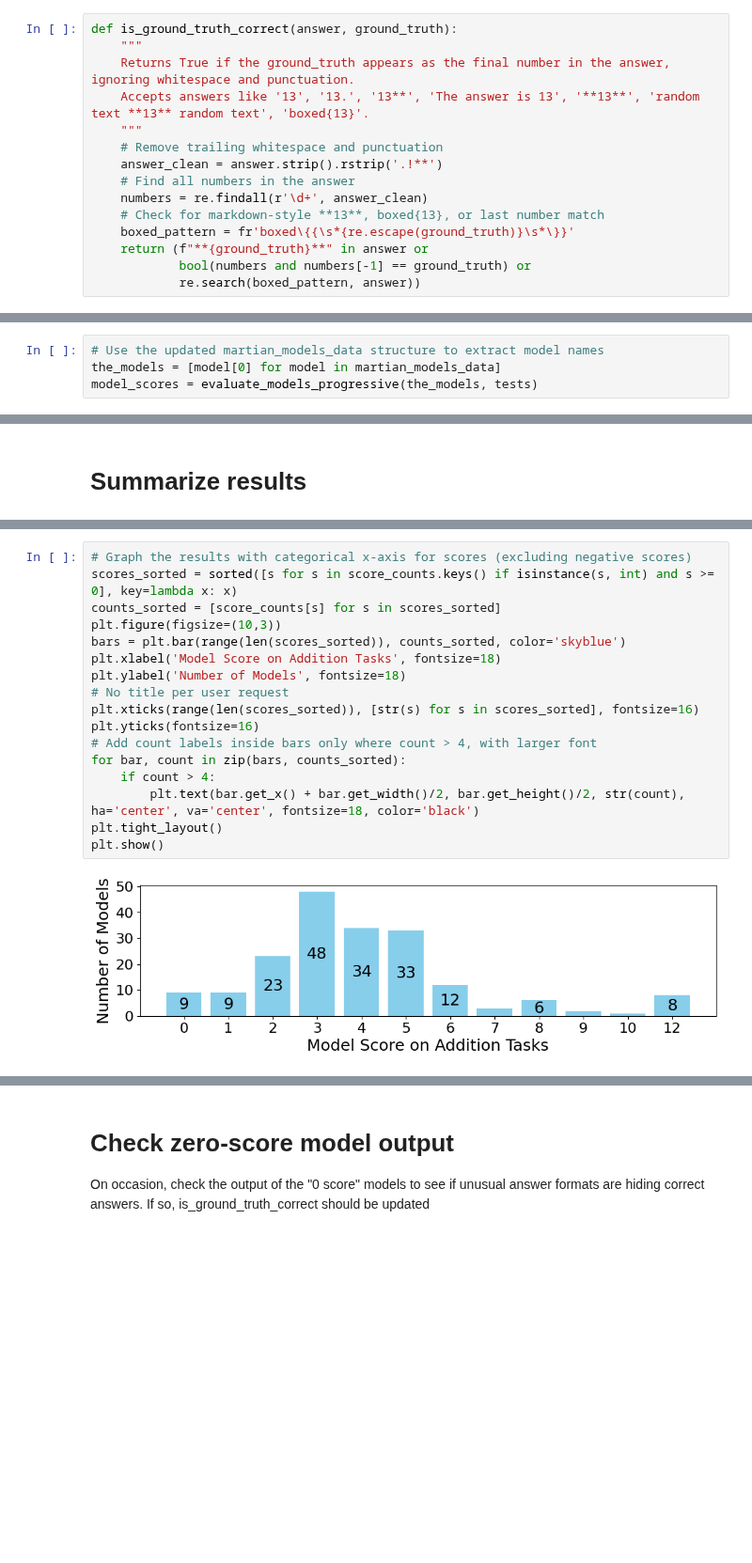
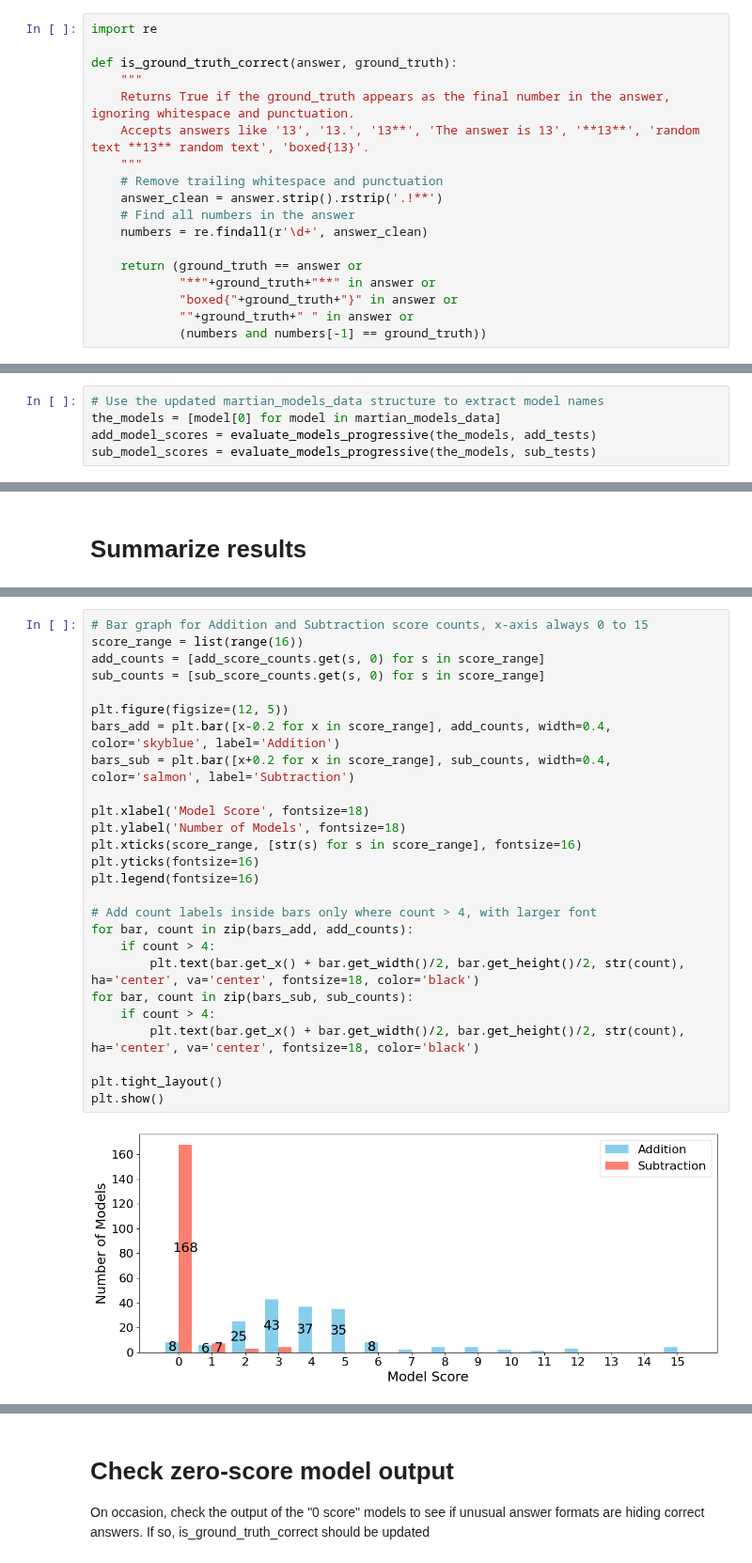
Before and after one commit to PhilipQuirke/quanta_maths, a Jupyter notebook: notebooks/QuantaMathsScan.ipynb, the cells around one changed output, grey strips where cells are left out. Shown at 94% size. Drawn from its saved outputs; the diff is of its cells as text; blank space fills up the shorter version.

Commit message:
Add sub tests

```diff
--- a/notebooks/QuantaMathsScan.ipynb
+++ b/notebooks/QuantaMathsScan.ipynb
@@ -23,4 +46,6 @@ tests = [
 # %%
+import re
+
 def is_ground_truth_correct(answer, ground_truth):
     """
     Returns True if the ground_truth appears as the final number in the answer, ignoring whitespace and punctuation.
@@ -30,8 +55,9 @@ def is_ground_truth_correct(answer, ground_truth):
     answer_clean = answer.strip().rstrip('.!**')
     # Find all numbers in the answer
     numbers = re.findall(r'\d+', answer_clean)
-    # Check for markdown-style **13**, boxed{13}, or last number match
-    boxed_pattern = fr'boxed\{{\s*{re.escape(ground_truth)}\s*\}}'
-    return (f"**{ground_truth}**" in answer or
-            bool(numbers and numbers[-1] == ground_truth) or
-            re.search(boxed_pattern, answer))
+
+    return (ground_truth == answer or
+            "**"+ground_truth+"**" in answer or
+            "boxed{"+ground_truth+"}" in answer or
+            ""+ground_truth+" " in answer or
+            (numbers and numbers[-1] == ground_truth))
@@ -498,5 +530,6 @@ def evaluate_models_progressive(the_models, tests, max_workers=8):
 # %%
 # Use the updated martian_models_data structure to extract model names
 the_models = [model[0] for model in martian_models_data]
-model_scores = evaluate_models_progressive(the_models, tests)
+add_model_scores = evaluate_models_progressive(the_models, add_tests)
+sub_model_scores = evaluate_models_progressive(the_models, sub_tests)
 # %% [output]
@@ -565,20 +606,29 @@ Percentage of non-negative models scoring 10 or more: 4.76%
 # %%
-# Graph the results with categorical x-axis for scores (excluding negative scores)
-scores_sorted = sorted([s for s in score_counts.keys() if isinstance(s, int) and s >= 0], key=lambda x: x)
-counts_sorted = [score_counts[s] for s in scores_sorted]
-plt.figure(figsize=(10,3))
-bars = plt.bar(range(len(scores_sorted)), counts_sorted, color='skyblue')
-plt.xlabel('Model Score on Addition Tasks', fontsize=18)
+# Bar graph for Addition and Subtraction score counts, x-axis always 0 to 15
+score_range = list(range(16))
+add_counts = [add_score_counts.get(s, 0) for s in score_range]
+sub_counts = [sub_score_counts.get(s, 0) for s in score_range]
+
+plt.figure(figsize=(12, 5))
+bars_add = plt.bar([x-0.2 for x in score_range], add_counts, width=0.4, color='skyblue', label='Addition')
+bars_sub = plt.bar([x+0.2 for x in score_range], sub_counts, width=0.4, color='salmon', label='Subtraction')
+
+plt.xlabel('Model Score', fontsize=18)
 plt.ylabel('Number of Models', fontsize=18)
-# No title per user request
-plt.xticks(range(len(scores_sorted)), [str(s) for s in scores_sorted], fontsize=16)
+plt.xticks(score_range, [str(s) for s in score_range], fontsize=16)
 plt.yticks(fontsize=16)
+plt.legend(fontsize=16)
+
 # Add count labels inside bars only where count > 4, with larger font
-for bar, count in zip(bars, counts_sorted):
+for bar, count in zip(bars_add, add_counts):
     if count > 4:
         plt.text(bar.get_x() + bar.get_width()/2, bar.get_height()/2, str(count), ha='center', va='center', fontsize=18, color='black')
+for bar, count in zip(bars_sub, sub_counts):
+    if count > 4:
+        plt.text(bar.get_x() + bar.get_width()/2, bar.get_height()/2, str(count), ha='center', va='center', fontsize=18, color='black')
+
 plt.tight_layout()
 plt.show()
 # %% [output]
-[figure, old version]
+[figure, new version]
 # %%
```
Also changed, not shown: parts of 16 cells of this notebook.
